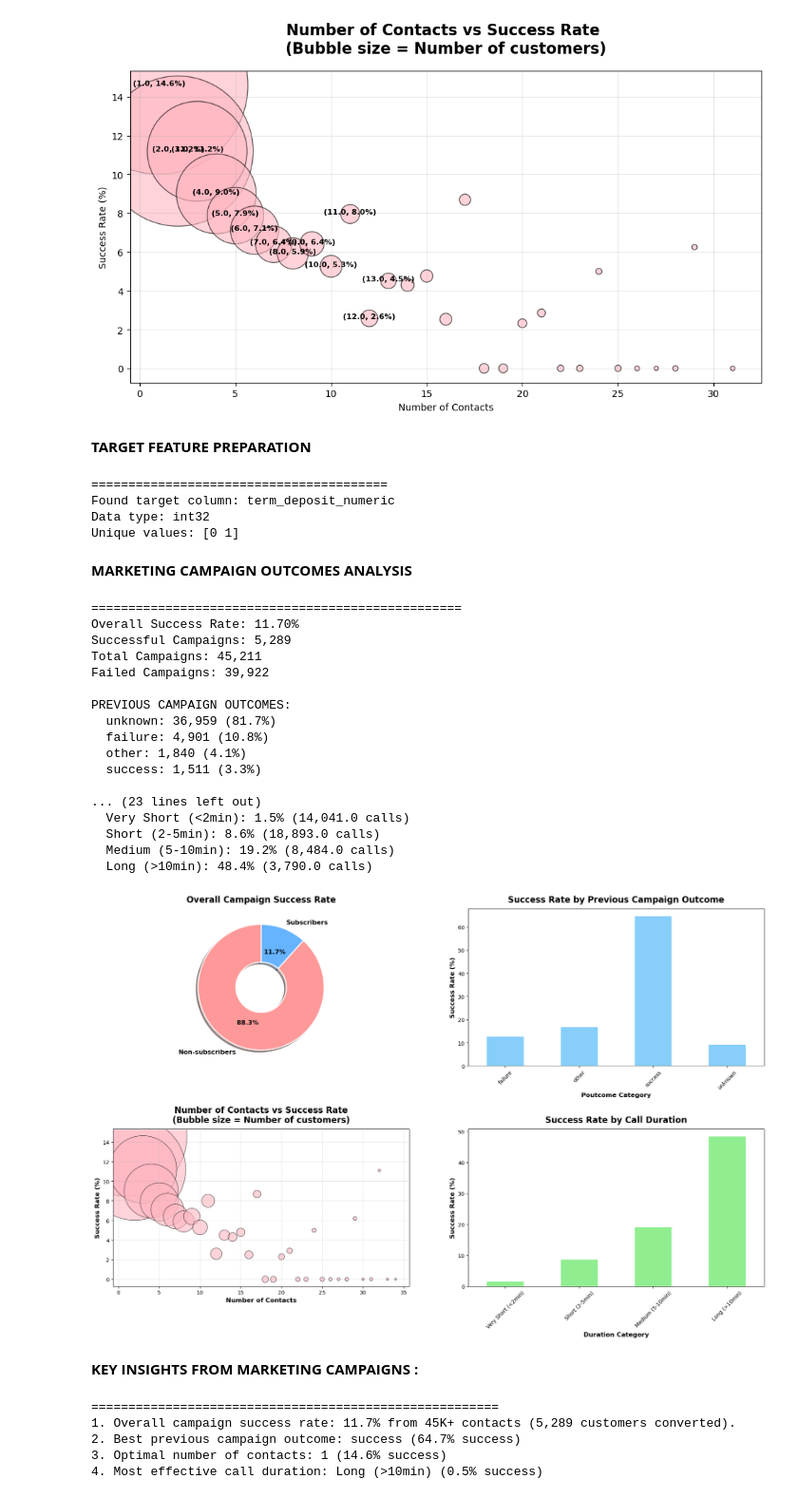
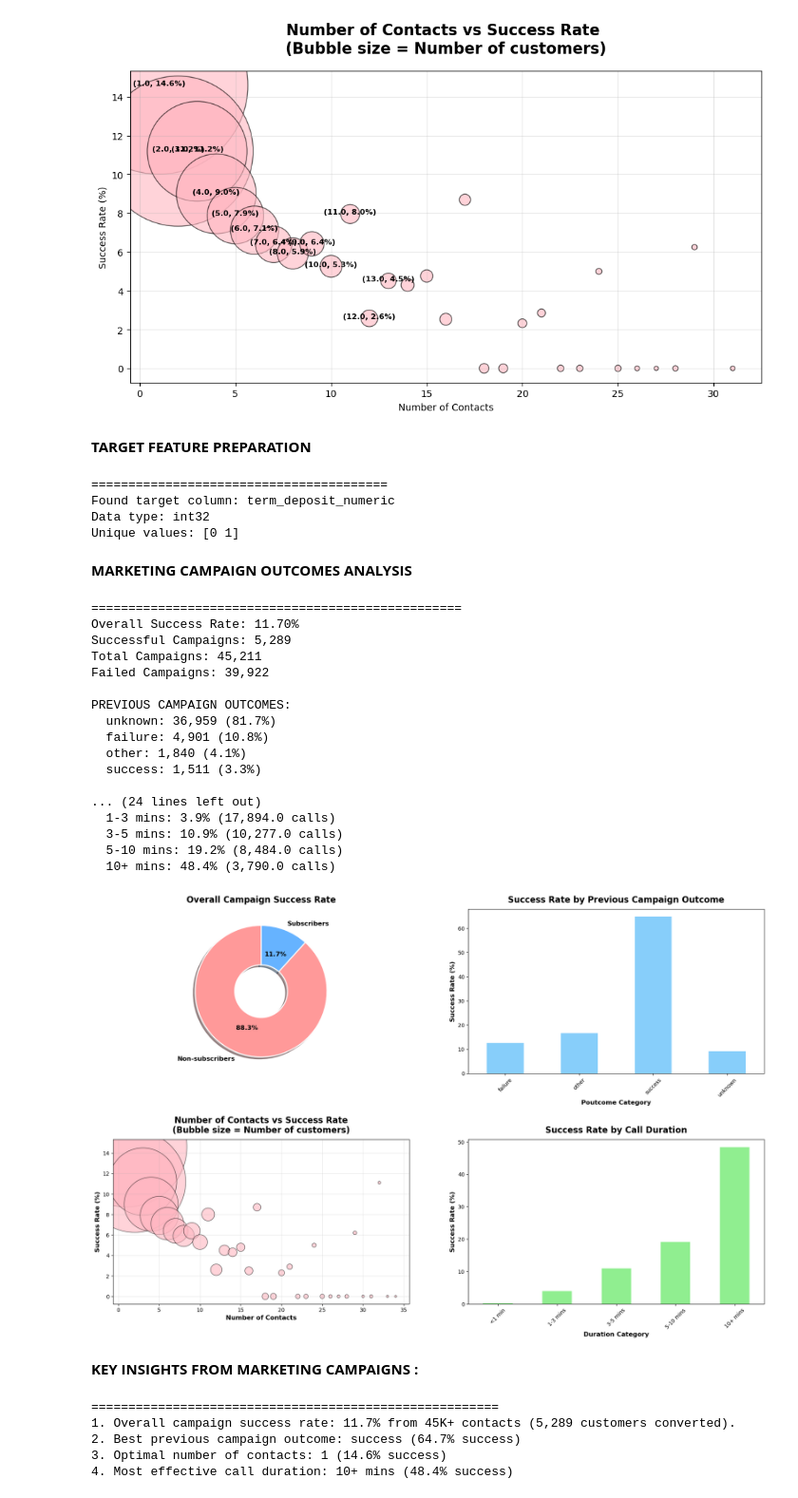
Before and after one commit to annugit1655/Bank-TeleMarketing, a Jupyter notebook: notebooks/02-bivariate-correlation-analysis.ipynb, the cells around one changed output. Shown at 95% size. Saved outputs shown, nothing was run; the diff lists cells and outputs as text; code cells hidden in the pictures.

Commit message:
text_analysis

```diff
--- a/notebooks/02-bivariate-correlation-analysis.ipynb
+++ b/notebooks/02-bivariate-correlation-analysis.ipynb
@@ -768,5 +768,19 @@ ax1.legend(h1+h2, l1+l2, loc='upper left')
 
 plt.tight_layout()
 plt.show()
+
+highest_conversion_month = month_success['success_rate'].idxmax()
+highest_total_month = month_success['total'].idxmax()
+highest_conversion_rate = month_success['success_rate'].max()
+highest_total_count = month_success['total'].max()
+worst_conversion_rate = month_success.loc[highest_total_month, 'success_rate']
+top3_months = month_success.nlargest(3, columns='success_rate').index.tolist()
+top3_capitalize_months = []
+for i in top3_months:
+    top3_capitalize_months.append(i.capitalize())
+
+display_md(f"**INSIGHT : {highest_conversion_month.capitalize()} has the highest conversion rate with {highest_conversion_rate:.1f}% Conversion Rate.**")
+print(f"→ {highest_total_month.capitalize()} has the most number of contacts with ({highest_total_count:,}) but NOT the best conversion rate ({worst_conversion_rate:.1f}%), suggest that Quantitiy ≠ Quality.")
+print(f"→ Top Three Best-Performing Months for Campaigns : {top3_capitalize_months}")
 # %% [output]
 [figure]
@@ -1590,18 +1607,12 @@ else:
                   f"({row['successful']:.0f}/{row['total_customers']:.0f})")
 
     # 4. Call Duration Analysis
-    if 'duration' in df_corr.columns:
+    if {'duration', 'duration_bucket'}.issubset(df_corr.columns):
         print(f"\nCALL DURATION ANALYSIS:")
         print(f"Average duration: {df_corr['duration'].mean():.0f} seconds")
         print(f"Median duration: {df_corr['duration'].median():.0f} seconds")
 
-        # Duration bins analysis
-        df_corr['duration_category'] = pd.cut(df_corr['duration'],
-                                            bins=[0, 120, 300, 600, float('inf')],
-                                            labels=['Very Short (<2min)', 'Short (2-5min)',
-                                                   'Medium (5-10min)', 'Long (>10min)'])
-
-        duration_success = df_corr.groupby('duration_category')['target_numeric'].agg(['count', 'mean'])
+        duration_success = df_corr.groupby('duration_bucket')['target_numeric'].agg(['count', 'mean'])
         print(f"\nSUCCESS RATE BY CALL DURATION:")
         for category, row in duration_success.iterrows():
             print(f"  {category}: {row['mean']*100:.1f}% ({row['count']:,} calls)")
@@ -1624,11 +1635,11 @@ PREVIOUS CAMPAIGN OUTCOMES:
   other: 1,840 (4.1%)
   success: 1,511 (3.3%)
 
-... (23 lines left out)
-  Very Short (<2min): 1.5% (14,041.0 calls)
-  Short (2-5min): 8.6% (18,893.0 calls)
-  Medium (5-10min): 19.2% (8,484.0 calls)
-  Long (>10min): 48.4% (3,790.0 calls)
+... (24 lines left out)
+  1-3 mins: 3.9% (17,894.0 calls)
+  3-5 mins: 10.9% (10,277.0 calls)
+  5-10 mins: 19.2% (8,484.0 calls)
+  10+ mins: 48.4% (3,790.0 calls)
 # %%
 # Create visualizations
 fig, ax = plt.subplots(2, 2, figsize=(18, 12))
@@ -1665,42 +1676,42 @@ if 'campaign' in df_corr.columns:
     ax[2].grid(True, alpha=0.3)
 
 # 4. Duration Impact
-if 'duration_category' in df_corr.columns:
-    duration_impact = df_corr.groupby('duration_category')['target_numeric'].mean() * 100
+if 'duration_bucket' in df_corr.columns:
+    duration_impact = df_corr.groupby('duration_bucket')['target_numeric'].mean() * 100
     duration_impact.plot(kind='bar', color='lightgreen', ax=ax[3])
     ax[3].set_title('Success Rate by Call Duration', fontsize=16, fontweight='bold', y=1.02)
     ax[3].set_ylabel('Success Rate (%)', fontsize=12, fontweight='bold')
     ax[3].set_xlabel("Duration Category", fontsize=12, fontweight='bold')
     ax[3].tick_params(axis='x', rotation=45)
 
 plt.tight_layout()
 plt.subplots_adjust(wspace=0.2, hspace=0.4)
 plt.show()
 
 # Summary insights
 display_md("**KEY INSIGHTS FROM MARKETING CAMPAIGNS :**")
 print("=" * 55)
 print(f"1. Overall campaign success rate: {success_rate:.1f}% from 45K+ contacts (5,289 customers converted).")
 
 if 'poutcome' in df_corr.columns:
     best_prev = prev_success.idxmax()
     best_prev_rate = prev_success.max()
     print(f"2. Best previous campaign outcome: {best_prev} ({best_prev_rate:.1f}% success)")
 
 if 'campaign' in df_corr.columns and len(campaign_analysis_filtered) > 0:
     optimal_contacts = campaign_analysis_filtered.loc[campaign_analysis_filtered['success_rate'].idxmax(), 'campaign']
     optimal_rate = campaign_analysis_filtered['success_rate'].max() * 100
     print(f"3. Optimal number of contacts: {optimal_contacts} ({optimal_rate:.1f}% success)")
 
-if 'duration_category' in df_corr.columns:
+if 'duration_bucket' in df_corr.columns:
     best_duration = duration_success['mean'].idxmax()
     best_duration_rate = duration_success['mean'].max()
-    print(f"4. Most effective call duration: {best_duration} ({best_duration_rate:.1f}% success)")
+    print(f"4. Most effective call duration: {best_duration} ({best_duration_rate*100:.1f}% success)")
 # %% [output]
-[figure, old version]
+[figure, new version]
 **KEY INSIGHTS FROM MARKETING CAMPAIGNS :**
 =======================================================
 1. Overall campaign success rate: 11.7% from 45K+ contacts (5,289 customers converted).
 2. Best previous campaign outcome: success (64.7% success)
 3. Optimal number of contacts: 1 (14.6% success)
-4. Most effective call duration: Long (>10min) (0.5% success)
+4. Most effective call duration: 10+ mins (48.4% success)
```
Also changed, not shown: parts of 2 cells of this notebook.
